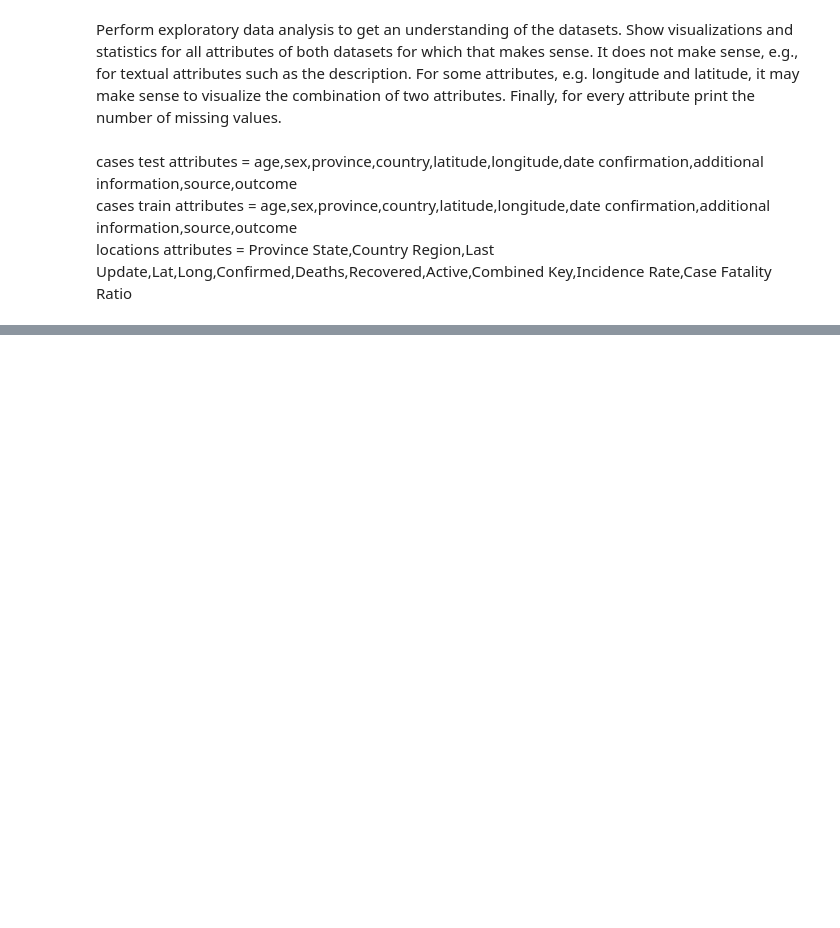
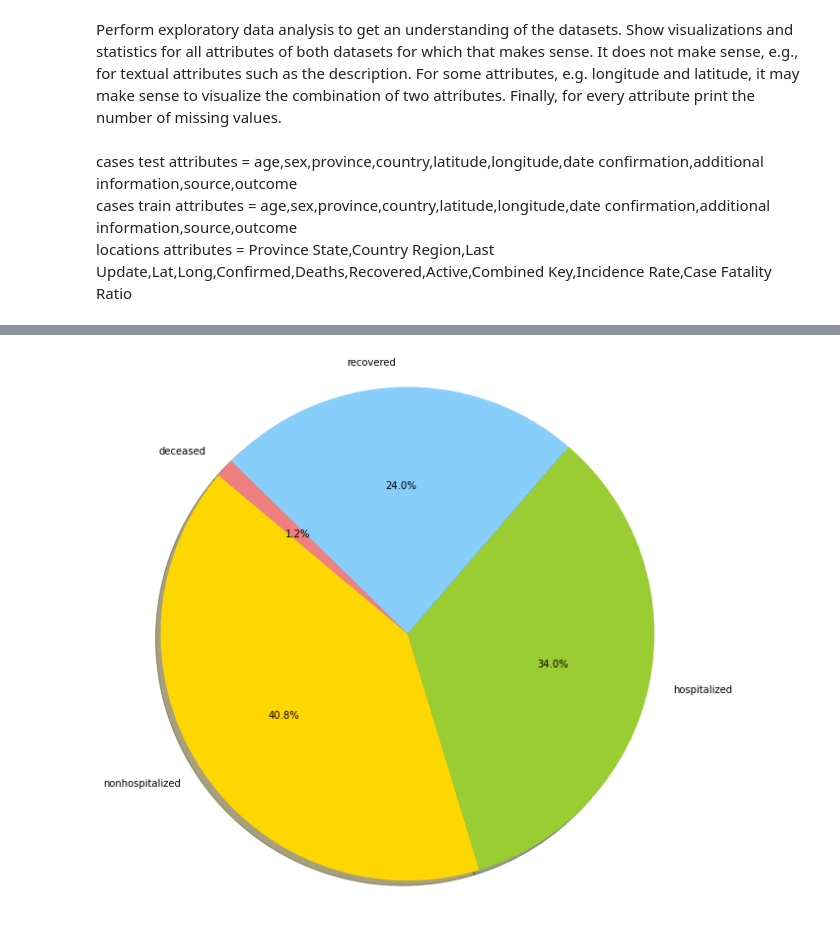
Before and after one commit to shaygrose/459Proj, a Jupyter notebook: src/eda.ipynb, the cells around one changed output, grey strips where cells are left out. Cells and saved outputs as stored; diff of their text form; code cells hidden in the pictures; blank space fills up the shorter version.

```diff
--- a/src/eda.ipynb
+++ b/src/eda.ipynb
@@ -17,0 +90,14 @@ locations attributes = Province State,Country Region,Last Update,Lat,Long,Confir
+# %%
+outcome = train['outcome']
+outcome = outcome.value_counts()
+xlocs = [i for i in outcome.index]
+ylocs = [i for i in outcome]
+plt.figure(figsize=(10,10))
+colors = ['gold', 'yellowgreen', 'lightskyblue', 'lightcoral']
+explode = (0, 0, 0, 0)
+plt.pie(ylocs, explode=explode, labels=xlocs, colors=colors,
+autopct='%1.1f%%', shadow=True, startangle=140)
+plt.axis('equal')
+plt.show()
+# %% [output]
+[figure, added]
```
Also changed, not shown: parts of 8 cells of this notebook, 2 other files.
